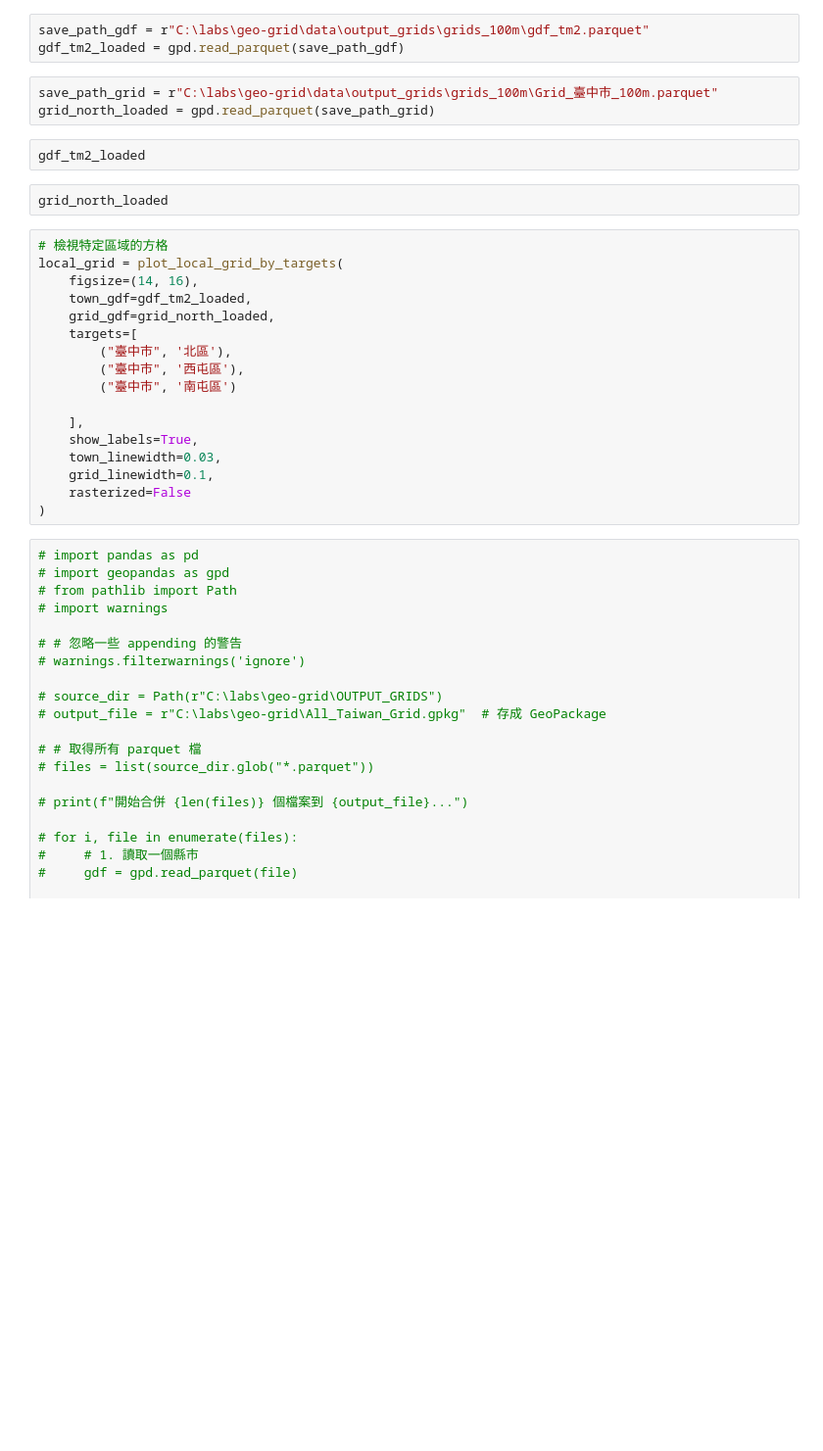
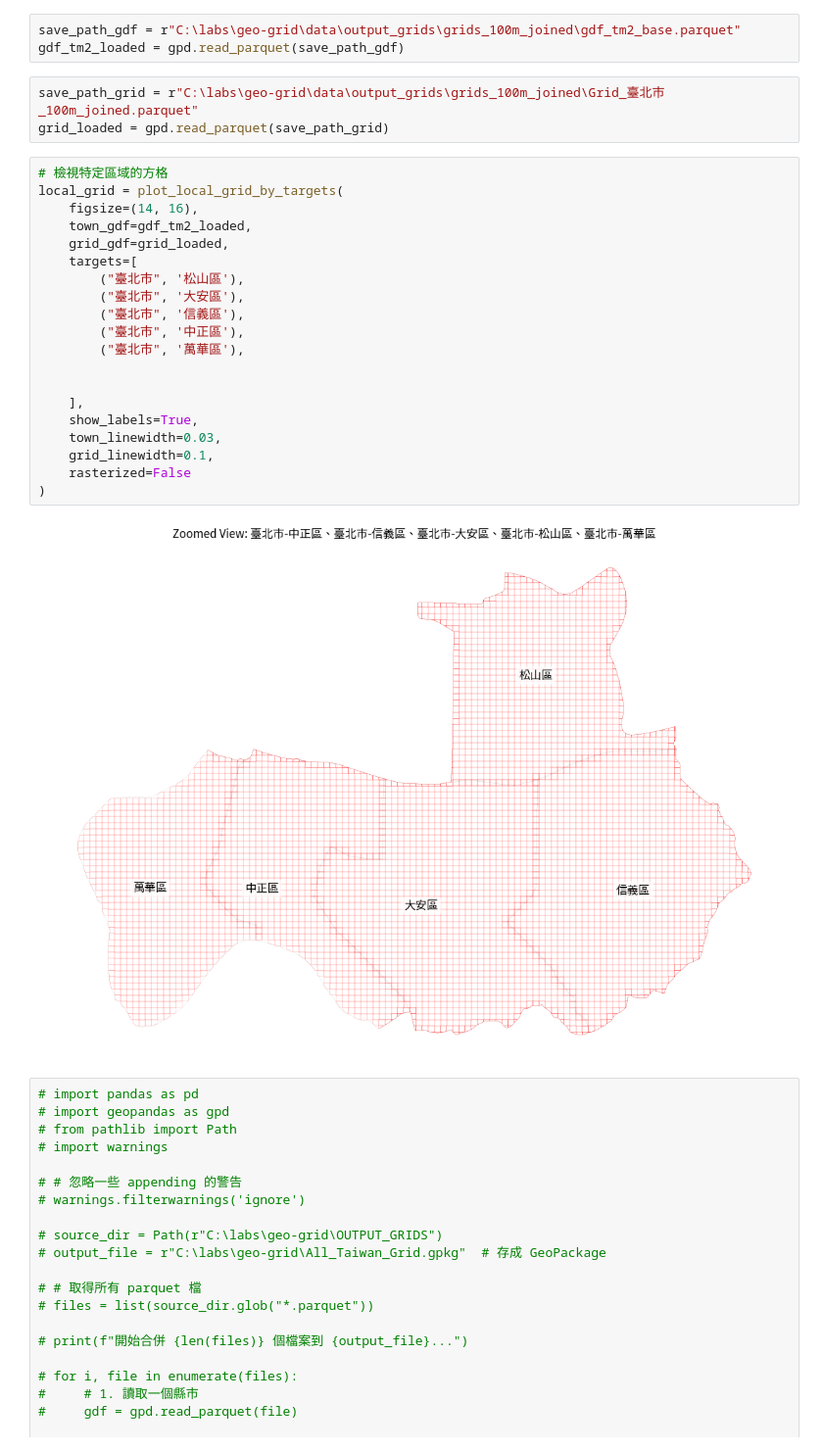
Before and after one commit to parksontyc/geo-grid, a Jupyter notebook: src/main_grid.ipynb, the cells around one changed output. Shown at 98% size. Drawn from its saved outputs; the diff is of its cells as text; blank space fills up the shorter version.

```diff
--- a/src/main_grid.ipynb
+++ b/src/main_grid.ipynb
@@ -57,30 +67,31 @@ print("全部作業完成！")
 # %%
-save_path_gdf = r"C:\labs\geo-grid\data\output_grids\grids_100m\gdf_tm2.parquet"
+save_path_gdf = r"C:\labs\geo-grid\data\output_grids\grids_100m_joined\gdf_tm2_base.parquet"
 gdf_tm2_loaded = gpd.read_parquet(save_path_gdf)
-# %%
-save_path_grid = r"C:\labs\geo-grid\data\output_grids\grids_100m\Grid_臺中市_100m.parquet"
-grid_north_loaded = gpd.read_parquet(save_path_grid)
-# %%
-gdf_tm2_loaded
-# %%
-grid_north_loaded
+# %%
+save_path_grid = r"C:\labs\geo-grid\data\output_grids\grids_100m_joined\Grid_臺北市_100m_joined.parquet"
+grid_loaded = gpd.read_parquet(save_path_grid)
 # %%
 # 檢視特定區域的方格
 local_grid = plot_local_grid_by_targets(
     figsize=(14, 16),
     town_gdf=gdf_tm2_loaded,
-    grid_gdf=grid_north_loaded,
+    grid_gdf=grid_loaded,
     targets=[
-        ("臺中市", '北區'),
-        ("臺中市", '西屯區'),
-        ("臺中市", '南屯區')
+        ("臺北市", '松山區'),
+        ("臺北市", '大安區'),
+        ("臺北市", '信義區'),
+        ("臺北市", '中正區'),
+        ("臺北市", '萬華區'),
+
 
     ],
     show_labels=True,
     town_linewidth=0.03,
     grid_linewidth=0.1,
     rasterized=False
 )
+# %% [output]
+[figure, added]
 # %%
 # import pandas as pd
 # import geopandas as gpd
```
Also changed, not shown: parts of 5 cells of this notebook, 7 other files.
